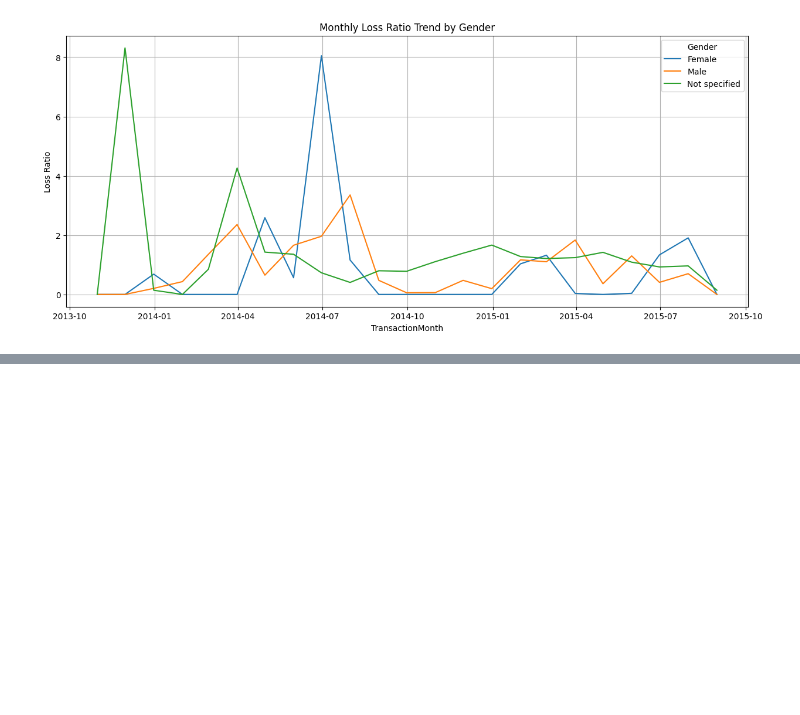
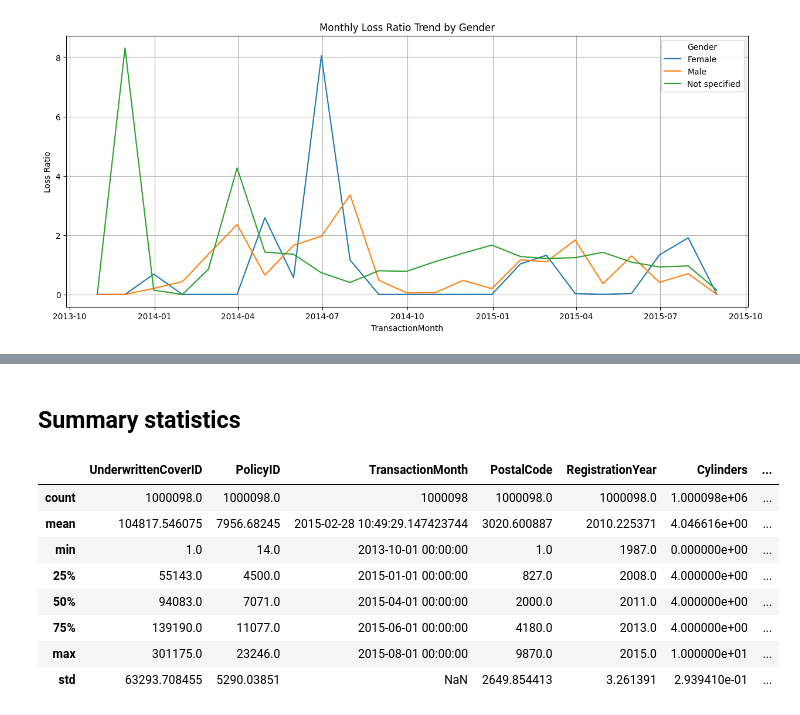
Before and after one commit to segnig/End-2-End-Insurance-Risk-Analytics-Predictive-Modeling, a Jupyter notebook: notebooks/task-1.ipynb, the cells around one changed output, grey strips where cells are left out. Saved outputs shown, nothing was run; the diff lists cells and outputs as text; code cells hidden in the pictures; blank space fills up the shorter version.

```diff
--- a/notebooks/task-1.ipynb
+++ b/notebooks/task-1.ipynb
@@ -729,0 +752,11 @@ plot_creative_visualizations(df)
+# %%
+single_class_features = [col for col in df.select_dtypes(include="object").columns if df[col].nunique() == 1]
+
+df = df.drop(columns=single_class_features)
+
+print("Single classed features")
+
+for col in single_class_features:
+    print("     *", col)
+
+print("These feature are have to dropped the do not carry any information")
@@ -729,0 +824,14 @@ plot_creative_visualizations(df)
+# %% [markdown]
+## **Summary statistics**
+# %%
+df.describe()
+# %% [output]
+|  | UnderwrittenCoverID | PolicyID | TransactionMonth | PostalCode | RegistrationYear | Cylinders | ... |
+| count | 1000098.0 | 1000098.0 | 1000098 | 1000098.0 | 1000098.0 | 1.000098e+06 | ... |
+| mean | 104817.546075 | 7956.68245 | 2015-02-28 10:49:29.147423744 | 3020.600887 | 2010.225371 | 4.046616e+00 | ... |
+| min | 1.0 | 14.0 | 2013-10-01 00:00:00 | 1.0 | 1987.0 | 0.000000e+00 | ... |
+| 25% | 55143.0 | 4500.0 | 2015-01-01 00:00:00 | 827.0 | 2008.0 | 4.000000e+00 | ... |
+| 50% | 94083.0 | 7071.0 | 2015-04-01 00:00:00 | 2000.0 | 2011.0 | 4.000000e+00 | ... |
+| 75% | 139190.0 | 11077.0 | 2015-06-01 00:00:00 | 4180.0 | 2013.0 | 4.000000e+00 | ... |
+| max | 301175.0 | 23246.0 | 2015-08-01 00:00:00 | 9870.0 | 2015.0 | 1.000000e+01 | ... |
+| std | 63293.708455 | 5290.03851 | NaN | 2649.854413 | 3.261391 | 2.939410e-01 | ... |
```
Also changed, not shown: parts of 9 cells of this notebook.
